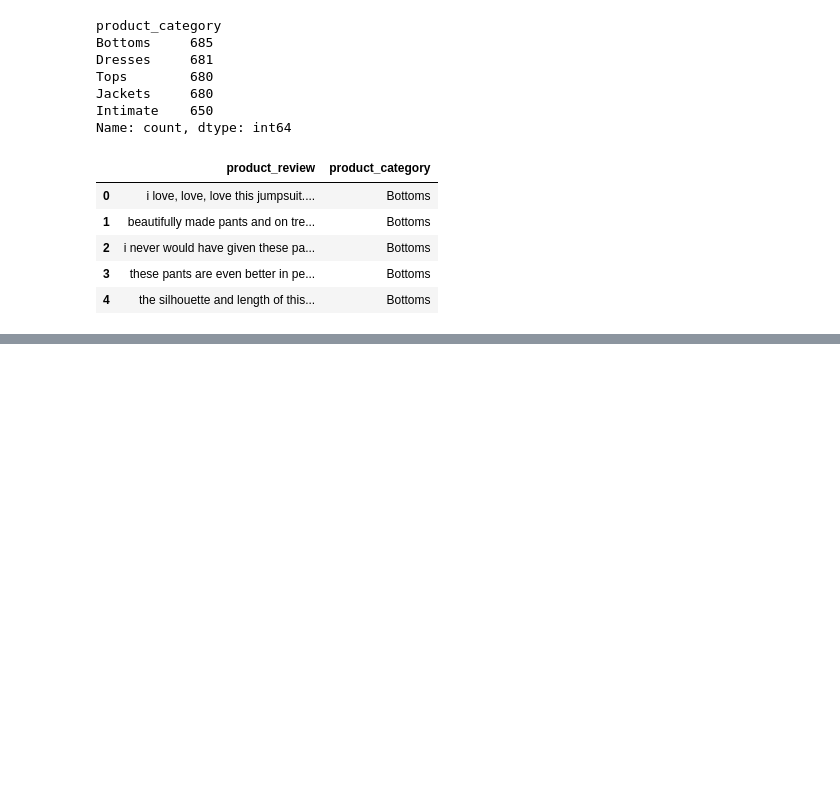
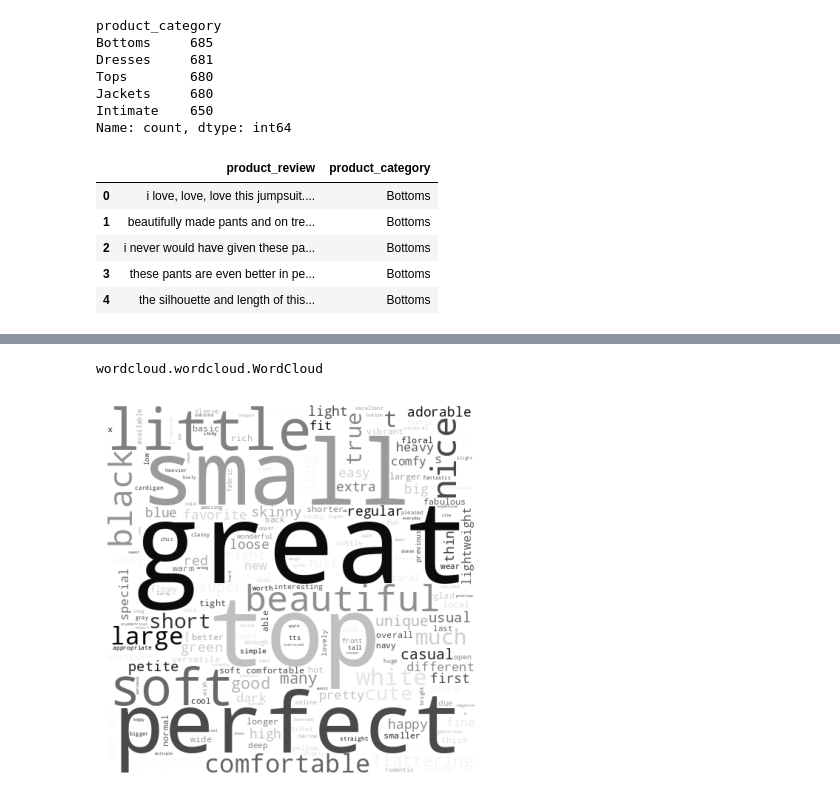
Before and after one commit to mikecr96/NLP-Ago-dic24, a Jupyter notebook: Semana IX/sent-analisis2.ipynb, the cells around one changed output, grey strips where cells are left out. Cells and saved outputs as stored; diff of their text form; code cells hidden in the pictures; blank space fills up the shorter version.

```diff
--- a/Semana IX/sent-analisis2.ipynb
+++ b/Semana IX/sent-analisis2.ipynb
@@ -99,0 +273,11 @@ dataset.head()
+# %%
+def extract_adj(tokens:list) -> list:
+    adjs = []
+    for t in tokens:
+        if t[1] in ["JJ", "JJR", "JJS"]:
+            adjs.append(t[0])
+
+    return adjs
+        # print(f"Token: {t[0]} | Etiqueta: {t[1]}")
+# %%
+dataset["adjectives"] = dataset.tokens_pos_tag.apply(extract_adj)
@@ -99,0 +293,7 @@ dataset.head()
+# %%
+adjs_tops = ""
+
+for i in dataset[dataset.product_category == "Tops"]["adjectives"]:
+    adjs_tops += " ".join(i) + " "
+
+adjs_tops
@@ -99,0 +310,2 @@ dataset.head()
+# %%
+wc = WordCloud(height=500, width=500, background_color="white", colormap="gray", mask=)
@@ -99,0 +332,4 @@ dataset.head()
+# %%
+type(wc)
+# %% [output]
+wordcloud.wordcloud.WordCloud
@@ -99,0 +338,7 @@ dataset.head()
+# %%
+wc.generate(adjs_tops)
+plt.imshow(wc)
+plt.axis("off")
+plt.show()
+# %% [output]
+[figure, added]
```
Also changed, not shown: parts of 29 cells of this notebook.
